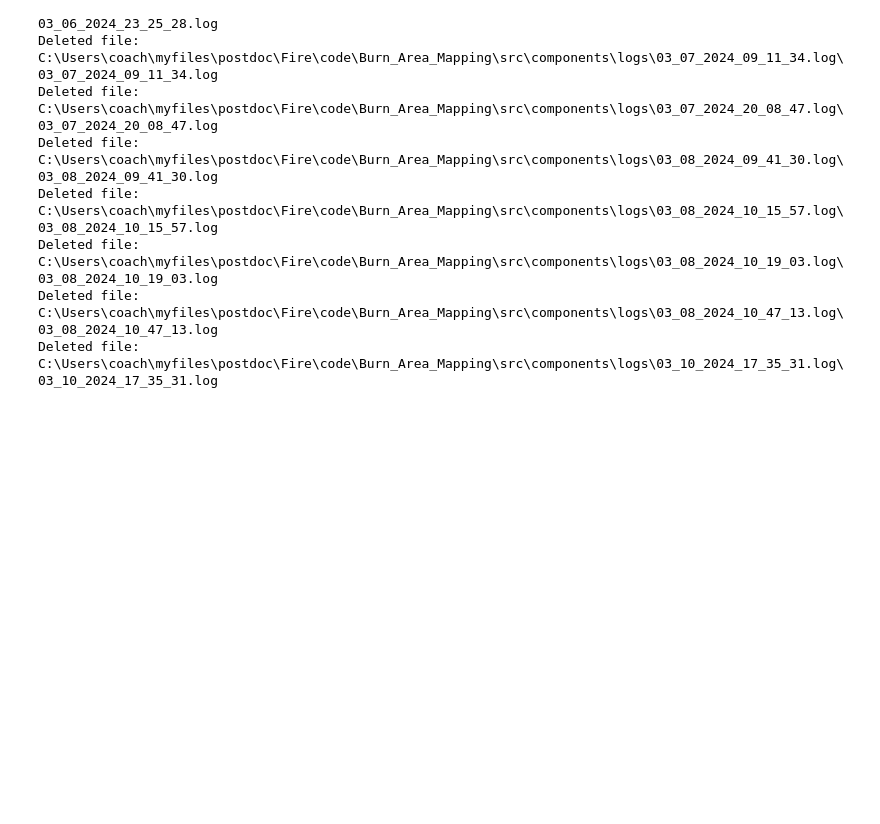
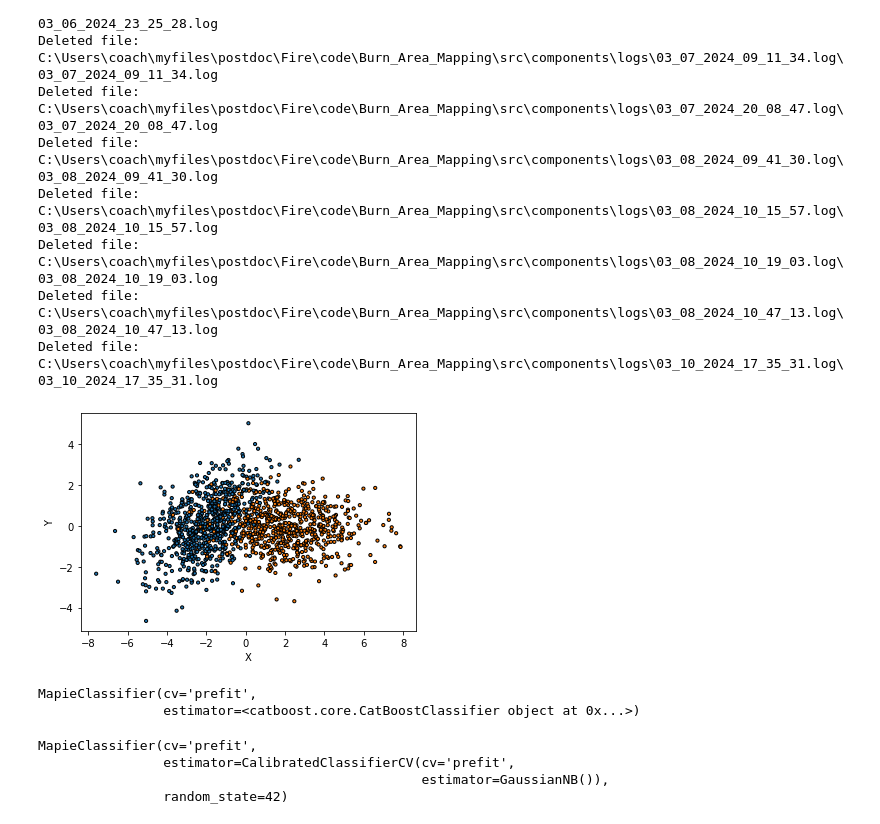
Before and after one commit to Geethen/Burn_Area_Mapping, a Jupyter notebook: src/notebooks/NB_test.ipynb, the cells around one changed output. Saved outputs shown, nothing was run; the diff lists cells and outputs as text; code cells hidden in the pictures; blank space fills up the shorter version.

```diff
--- a/src/notebooks/NB_test.ipynb
+++ b/src/notebooks/NB_test.ipynb
@@ -126,0 +184,39 @@ Deleted file: C:\Users\coach\myfiles\postdoc\Fire\code\Burn_Area_Mapping\src\com
+# %%
+centers = [(-2, 0), (2, 0)]
+covs = [np.array([[2, 1], [1, 2]]), np.diag([4, 1])]
+x_min, x_max, y_min, y_max, step = -6, 8, -6, 8, 0.1
+n_samples = 2000
+n_classes = 2
+np.random.seed(42)
+X = np.vstack(
+    [
+        np.random.multivariate_normal(center, cov, n_samples)
+        for center, cov in zip(centers, covs)
+    ]
+)
+y = np.hstack([np.full(n_samples, i) for i in range(n_classes)])
+X, X_val, y, y_val = train_test_split(X, y, test_size=0.5)
+X_train, X_cal, y_train, y_cal = train_test_split(X, y, test_size=0.3)
+X_c1, X_c2, y_c1, y_c2 = train_test_split(X_cal, y_cal, test_size=0.5)
+
+xx, yy = np.meshgrid(
+    np.arange(x_min, x_max, step), np.arange(x_min, x_max, step)
+)
+X_test = np.stack([xx.ravel(), yy.ravel()], axis=1)
+# %%
+colors = {0: "#1f77b4", 1: "#ff7f0e"}
+y_train_col = list(map(colors.get, y_train))
+fig = plt.figure()
+plt.scatter(
+    X_train[:, 0],
+    X_train[:, 1],
+    color=y_train_col,
+    marker="o",
+    s=10,
+    edgecolor="k",
+)
+plt.xlabel("X")
+plt.ylabel("Y")
+plt.show()
+# %% [output]
+[figure, added]
@@ -126,0 +247,12 @@ Deleted file: C:\Users\coach\myfiles\postdoc\Fire\code\Burn_Area_Mapping\src\com
+# %%
+model
+# %% [output]
+MapieClassifier(cv='prefit',
+                estimator=<catboost.core.CatBoostClassifier object at 0x...>)
+# %%
+mapie_clf
+# %% [output]
+MapieClassifier(cv='prefit',
+                estimator=CalibratedClassifierCV(cv='prefit',
+                                                 estimator=GaussianNB()),
+                random_state=42)
```
Also changed, not shown: parts of 14 cells of this notebook, 18 other files.
